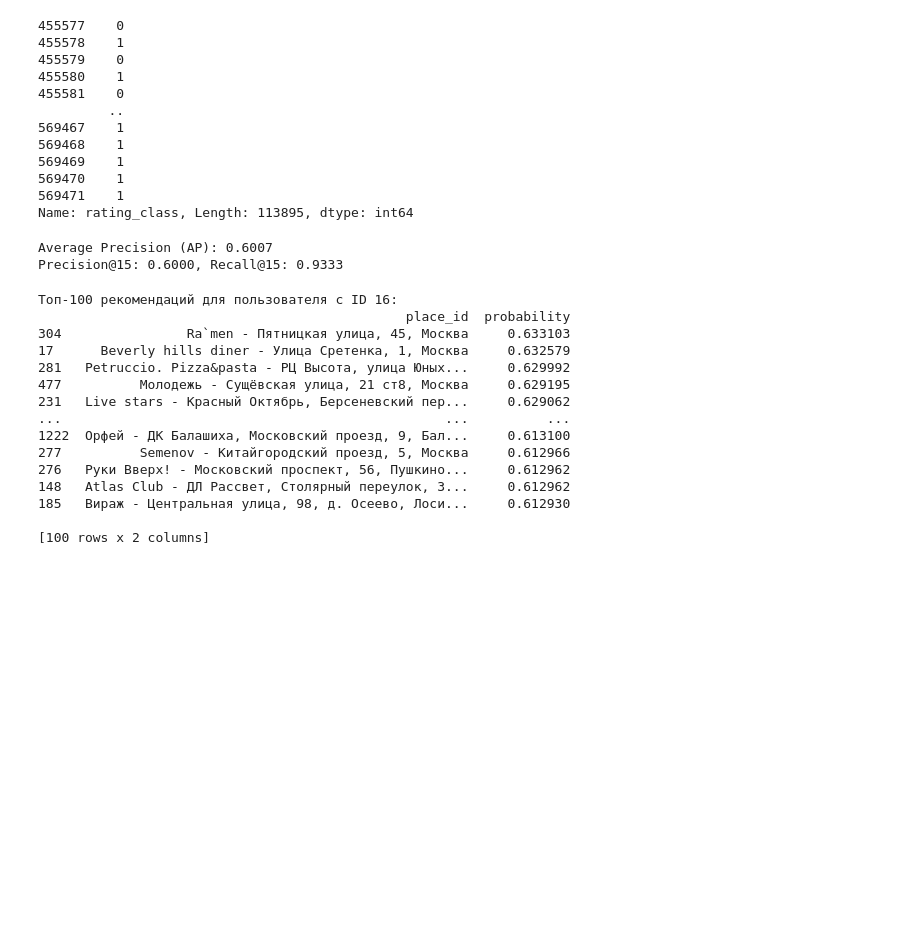
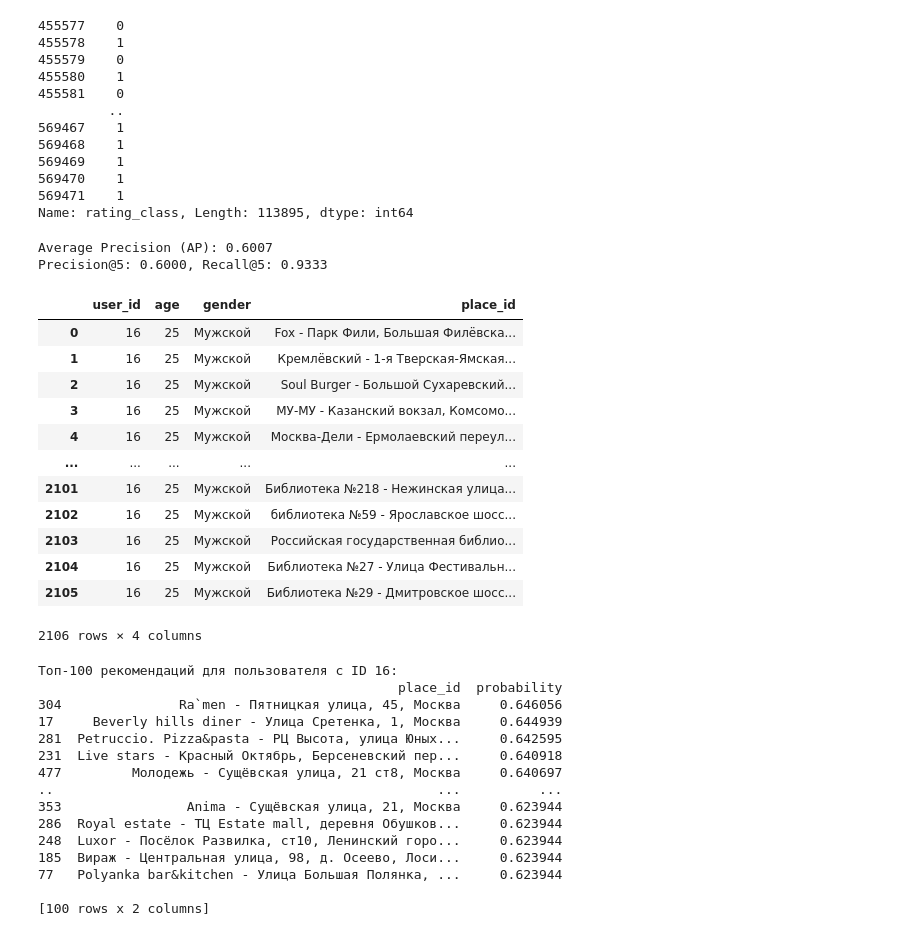
Before and after one commit to evamoorey/services-city-discover, a Jupyter notebook: microservice_reccomendations/RecSys.ipynb, the cells around one changed output. Saved outputs shown, nothing was run; the diff lists cells and outputs as text; code cells hidden in the pictures; blank space fills up the shorter version.

```diff
--- a/microservice_reccomendations/RecSys.ipynb
+++ b/microservice_reccomendations/RecSys.ipynb
@@ -434,7 +342,7 @@ ap_score = average_precision_score(y_test, y_scores)
 
 
 print(f'Average Precision (AP): {ap_score:.4f}')
-k = 15
+k = 5
 # Опционально: Найти precision и recall при конкретном k, используя пороги
 # Например, для порога, соответствующего top-k предсказаний
 threshold_k = 0.55
@@ -444,7 +352,7 @@ recall_at_k = recall[np.searchsorted(thresholds, threshold_k)]
 print(f'Precision@{k}: {precision_at_k:.4f}, Recall@{k}: {recall_at_k:.4f}')
 # %% [output]
 Average Precision (AP): 0.6007
-Precision@15: 0.6000, Recall@15: 0.9333
+Precision@5: 0.6000, Recall@5: 0.9333
 # %%
 def prepare_inference_data(user_id, user_features, all_places):
     """
@@ -472,11 +380,27 @@ all_places = df[['place_id']].drop_duplicates()
 
 # Подготовка данных для инференса
 user_id = 16
-user_features = {'age': 25, 'gender': 'M'}
+user_features = {'age': 25, 'gender': 'Мужской'}
 X_infer = prepare_inference_data(user_id, user_features, all_places)
 
 # Теперь X_infer должен содержать корректную структуру для инференса:
 # одна строка для каждой пары "пользователь-место", где место еще не оценено данным пользователем.
+# %%
+X_infer
+# %% [output]
+|  | user_id | age | gender | place_id |
+| 0 | 16 | 25 | Мужской | Fox - Парк Фили, Большая Филёвска... |
+| 1 | 16 | 25 | Мужской | Кремлёвский - 1-я Тверская-Ямская... |
+| 2 | 16 | 25 | Мужской | Soul Burger - Большой Сухаревский... |
+| 3 | 16 | 25 | Мужской | МУ-МУ - Казанский вокзал, Комсомо... |
+| 4 | 16 | 25 | Мужской | Москва-Дели - Ермолаевский переул... |
+| ... | ... | ... | ... | ... |
+| 2101 | 16 | 25 | Мужской | Библиотека №218 - Нежинская улица... |
+| 2102 | 16 | 25 | Мужской | библиотека №59 - Ярославское шосс... |
+| 2103 | 16 | 25 | Мужской | Российская государственная библио... |
+| 2104 | 16 | 25 | Мужской | Библиотека №27 - Улица Фестивальн... |
+| 2105 | 16 | 25 | Мужской | Библиотека №29 - Дмитровское шосс... |
+2106 rows × 4 columns
 # %%
 # Предполагается, что X_infer - это DataFrame, подготовленный для инференса,
 # и predictions - массив вероятностей положительного класса для каждого места
@@ -496,18 +420,18 @@ print("Топ-{} рекомендаций для пользователя с ID
 print(top_n_recommendations[['place_id', 'probability']])
 # %% [output]
 Топ-100 рекомендаций для пользователя с ID 16:
-                                               place_id  probability
-304                Ra`men - Пятницкая улица, 45, Москва     0.633103
-17      Beverly hills diner - Улица Сретенка, 1, Москва     0.632579
-281   Petruccio. Pizza&pasta - РЦ Высота, улица Юных...     0.629992
-477          Молодежь - Сущёвская улица, 21 ст8, Москва     0.629195
-231   Live stars - Красный Октябрь, Берсеневский пер...     0.629062
-...                                                 ...          ...
-1222  Орфей - ДК Балашиха, Московский проезд, 9, Бал...     0.613100
-277          Semenov - Китайгородский проезд, 5, Москва     0.612966
-276   Руки Вверх! - Московский проспект, 56, Пушкино...     0.612962
-148   Atlas Club - ДЛ Рассвет, Столярный переулок, 3...     0.612962
-185   Вираж - Центральная улица, 98, д. Осеево, Лоси...     0.612930
+                                              place_id  probability
+304               Ra`men - Пятницкая улица, 45, Москва     0.646056
+17     Beverly hills diner - Улица Сретенка, 1, Москва     0.644939
+281  Petruccio. Pizza&pasta - РЦ Высота, улица Юных...     0.642595
+231  Live stars - Красный Октябрь, Берсеневский пер...     0.640918
+477         Молодежь - Сущёвская улица, 21 ст8, Москва     0.640697
+..                                                 ...          ...
+353                Anima - Сущёвская улица, 21, Москва     0.623944
+286  Royal estate - ТЦ Estate mall, деревня Обушков...     0.623944
+248  Luxor - Посёлок Развилка, ст10, Ленинский горо...     0.623944
+185  Вираж - Центральная улица, 98, д. Осеево, Лоси...     0.623944
+77   Polyanka bar&kitchen - Улица Большая Полянка, ...     0.623944
 
 [100 rows x 2 columns]
 # %%
```
Also changed, not shown: parts of 57 cells of this notebook, 7 other files.
